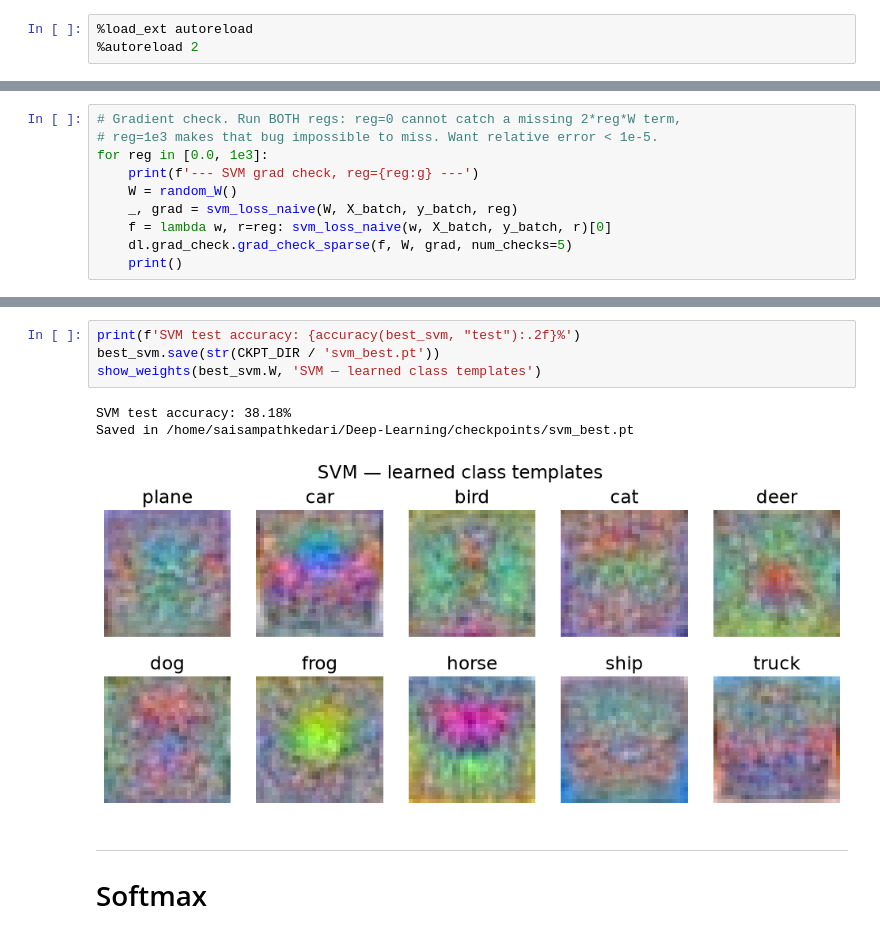
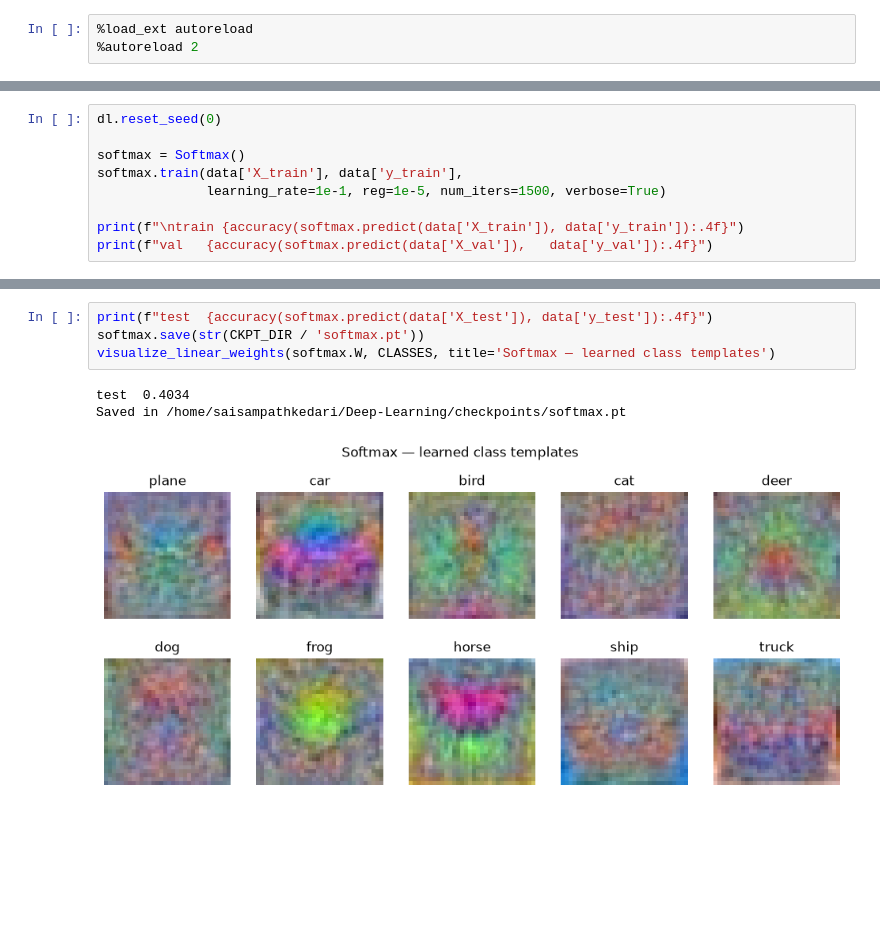
Before and after one commit to SaiSampathKedari/Deep-Learning, a Jupyter notebook: notebooks/01_linear_classifier.ipynb, the cells around one changed output, grey strips where cells are left out. Drawn from its saved outputs; the diff is of its cells as text; blank space fills up the shorter version.

Commit message:
simplify linear notebook

```diff
--- a/notebooks/01_linear_classifier.ipynb
+++ b/notebooks/01_linear_classifier.ipynb
@@ -157,10 +50,0 @@ SVM naive loss: 9.000718   (expect ~9.0)
-# %%
-# Gradient check. Run BOTH regs: reg=0 cannot catch a missing 2*reg*W term,
-# reg=1e3 makes that bug impossible to miss. Want relative error < 1e-5.
-for reg in [0.0, 1e3]:
-    print(f'--- SVM grad check, reg={reg:g} ---')
-    W = random_W()
-    _, grad = svm_loss_naive(W, X_batch, y_batch, reg)
-    f = lambda w, r=reg: svm_loss_naive(w, X_batch, y_batch, r)[0]
-    dl.grad_check.grad_check_sparse(f, W, grad, num_checks=5)
-    print()
@@ -252,0 +93,9 @@ best validation accuracy: 38.49%
+# %%
+dl.reset_seed(0)
+
+softmax = Softmax()
+softmax.train(data['X_train'], data['y_train'],
+              learning_rate=1e-1, reg=1e-5, num_iters=1500, verbose=True)
+
+print(f"\ntrain {accuracy(softmax.predict(data['X_train']), data['y_train']):.4f}")
+print(f"val   {accuracy(softmax.predict(data['X_val']),   data['y_val']):.4f}")
@@ -253,11 +121,8 @@ best validation accuracy: 38.49%
 # %%
-print(f'SVM test accuracy: {accuracy(best_svm, "test"):.2f}%')
-best_svm.save(str(CKPT_DIR / 'svm_best.pt'))
-show_weights(best_svm.W, 'SVM — learned class templates')
+print(f"test  {accuracy(softmax.predict(data['X_test']), data['y_test']):.4f}")
+softmax.save(str(CKPT_DIR / 'softmax.pt'))
+visualize_linear_weights(softmax.W, CLASSES, title='Softmax — learned class templates')
 # %% [output]
-SVM test accuracy: 38.18%
-Saved in /home/saisampathkedari/Deep-Learning/checkpoints/svm_best.pt
+test  0.4034
+Saved in /home/saisampathkedari/Deep-Learning/checkpoints/softmax.pt
-[figure, old version]
+[figure, new version]
-# %% [markdown]
----
-# Softmax
```
Also changed, not shown: parts of 22 cells of this notebook.
